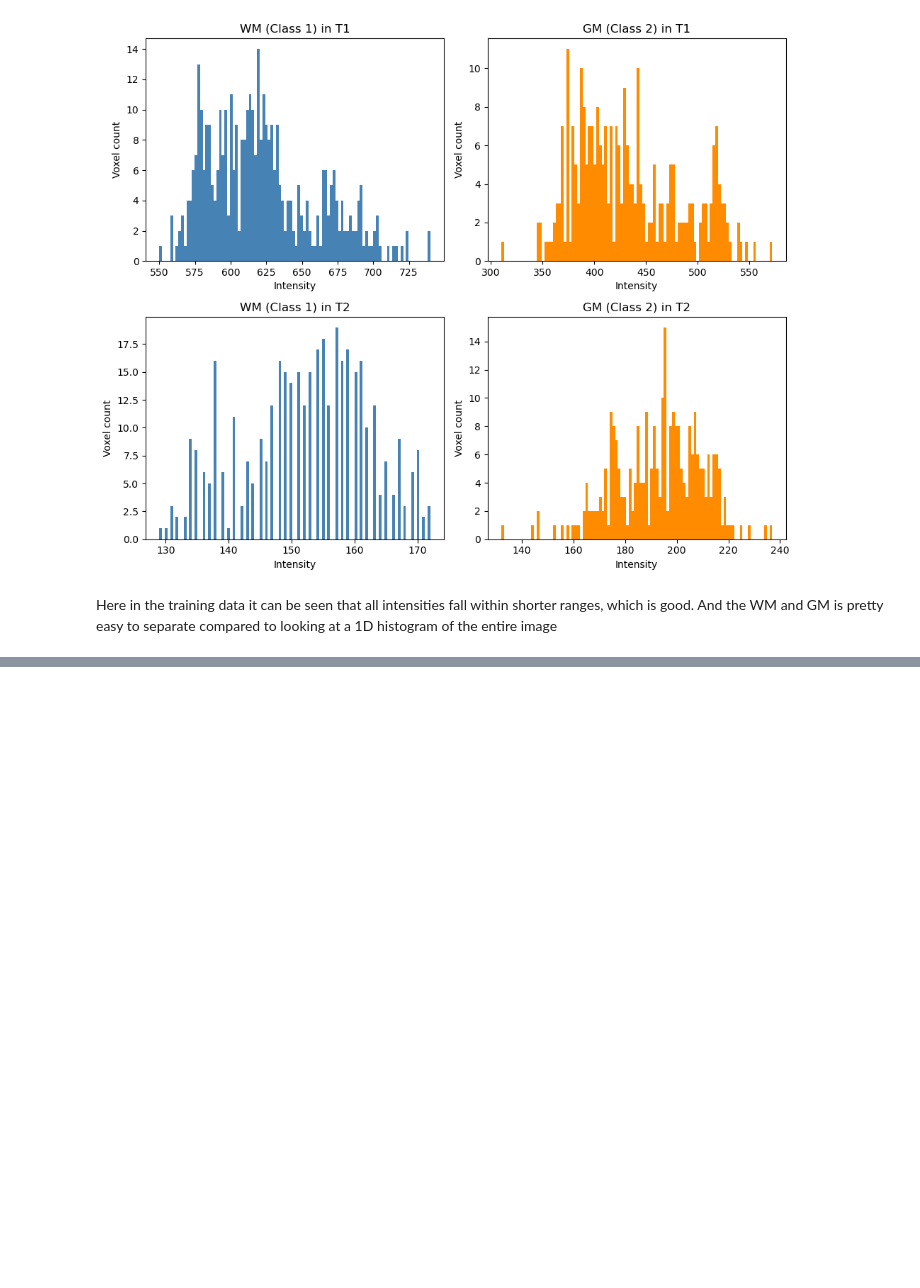
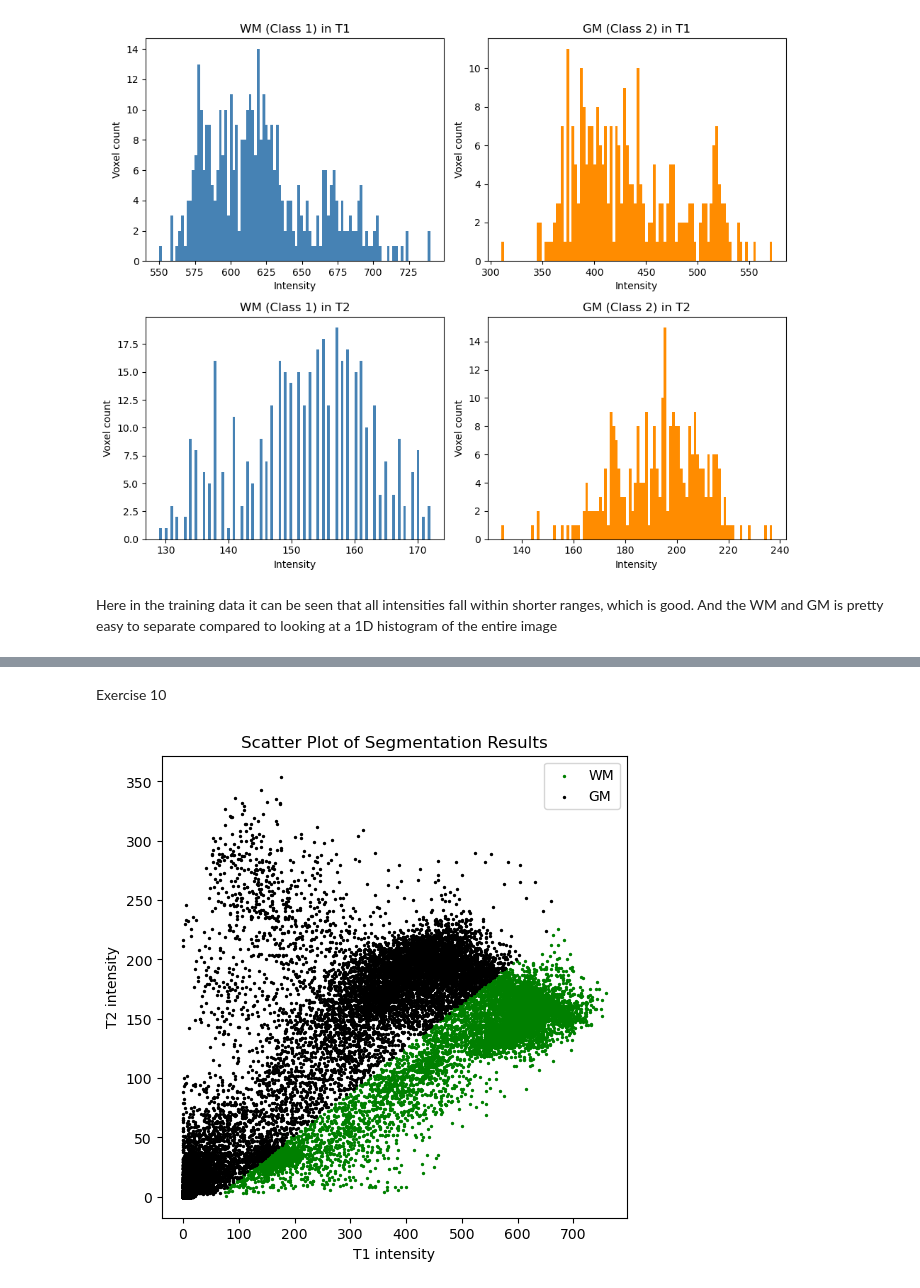
Before and after one commit to FredBas/imageAnalysis-exercises, a Jupyter notebook: modul9/ex6b-AdvancedPixelClassification/myExerciseSolutions.ipynb, the cells around one changed output, grey strips where cells are left out. Saved outputs shown, nothing was run; the diff lists cells and outputs as text; code cells hidden in the pictures; blank space fills up the shorter version.

```diff
--- a/modul9/ex6b-AdvancedPixelClassification/myExerciseSolutions.ipynb
+++ b/modul9/ex6b-AdvancedPixelClassification/myExerciseSolutions.ipynb
@@ -136,0 +179,3 @@ Here in the training data it can be seen that all intensities fall within shorte
+# %%
+Xall = np.c_[ImgT1.ravel(), ImgT2.ravel()]
+Y = np.c_[np.ones((len(Xall), 1)), Xall] @ W.T
@@ -136,0 +184,2 @@ Here in the training data it can be seen that all intensities fall within shorte
+# %%
+PosteriorProb = np.clip(np.exp(Y) / np.sum(np.exp(Y),1)[:, np.newaxis], 0, 1)
@@ -136,0 +188,30 @@ Here in the training data it can be seen that all intensities fall within shorte
+# %%
+idx_class1 = np.where(PosteriorProb[:, 0] > 0.5)[0]
+idx_class2 = np.where(PosteriorProb[:, 1] > 0.5)[0]
+
+Segmentation = np.zeros(len(PosteriorProb), dtype=int)
+Segmentation[idx_class1] = 1  #WM
+Segmentation[idx_class2] = 2  #GM
+
+#reshape to image
+Segmentation_img = Segmentation.reshape(ImgT1.shape)
+# %% [markdown]
+Exercise 10
+# %%
+T1_flat = ImgT1.ravel()
+T2_flat = ImgT2.ravel()
+
+Seg_flat = Segmentation_img.ravel()
+
+#scatter plot WM = green, GM = black
+plt.figure(figsize=(6,6))
+plt.scatter(T1_flat[Seg_flat == 1], T2_flat[Seg_flat == 1], c='green', s=2, label='WM')
+plt.scatter(T1_flat[Seg_flat == 2], T2_flat[Seg_flat == 2], c='black', s=2, label='GM')
+
+plt.xlabel('T1 intensity')
+plt.ylabel('T2 intensity')
+plt.title('Scatter Plot of Segmentation Results')
+plt.legend()
+plt.show()
+# %% [output]
+[figure, added]
```
Also changed, not shown: parts of 10 cells of this notebook.
